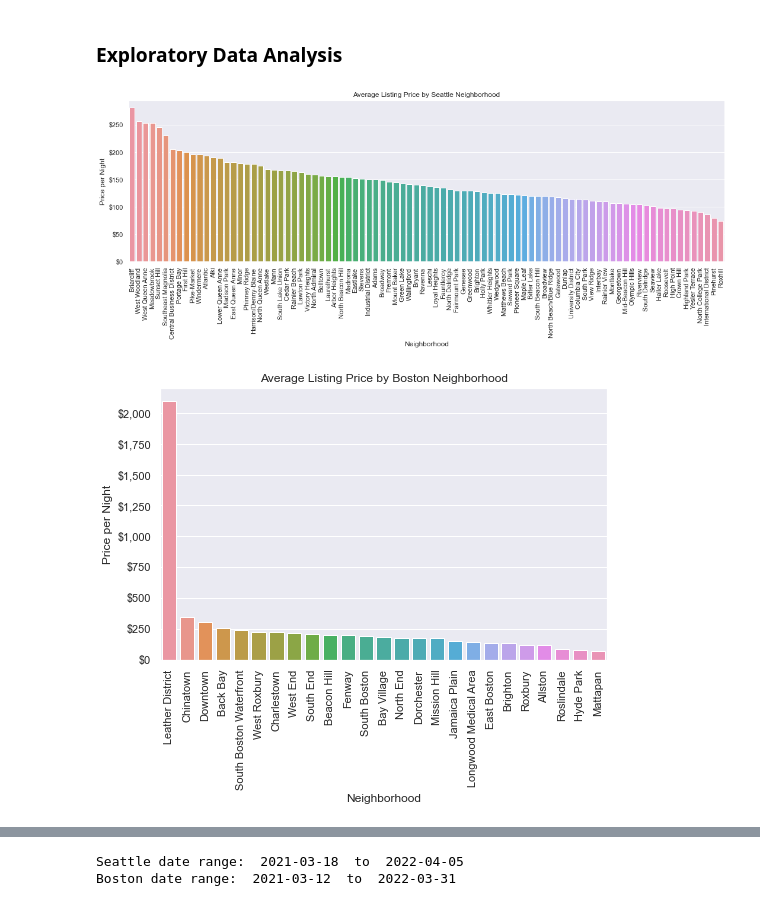
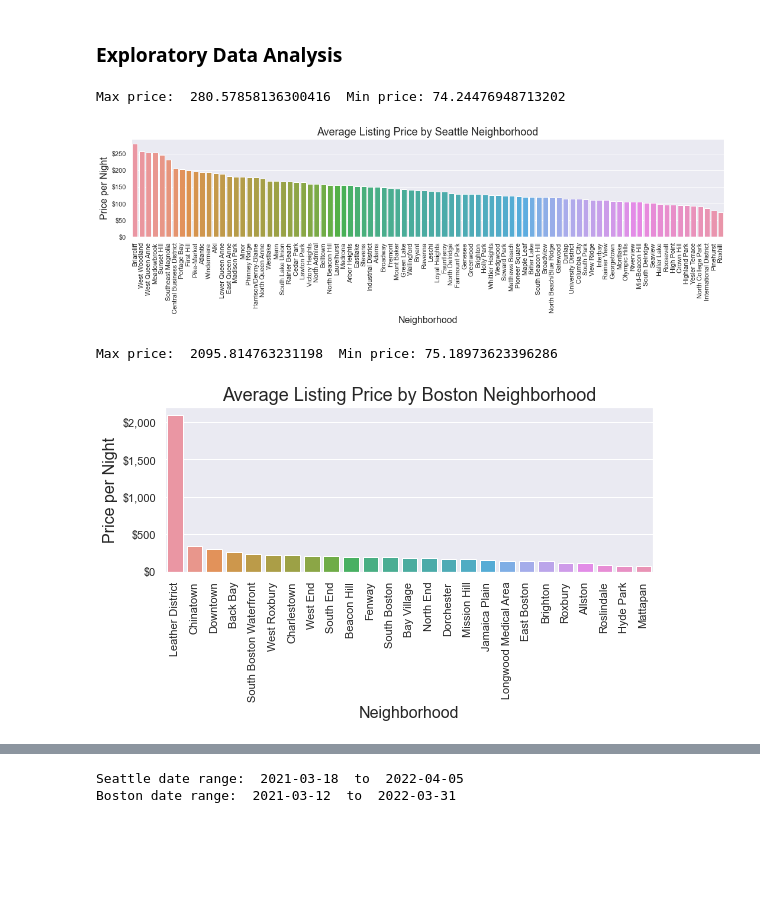
Before and after one commit to nikokydes/Udacity_DS_Proj1, a Jupyter notebook: Project1.ipynb, the cells around one changed output, grey strips where cells are left out. Cells and saved outputs as stored; diff of their text form; code cells hidden in the pictures; blank space fills up the shorter version.

```diff
--- a/Project1.ipynb
+++ b/Project1.ipynb
@@ -181,26 +181,32 @@ df_list.price = df_list.price.str.replace('[^\d\.]','', regex=True).astype('floa
 ### Exploratory Data Analysis
 # %%
 # Plot mean price by neighborhood for Seattle
-fig, ax = plt.subplots(1, 1, figsize=(18,5))
+fig, ax = plt.subplots(1, 1, figsize=(15,5))
 
 tmp = df_cal[df_cal.city == 'Seattle'].reset_index() \
        .groupby(['neighbourhood_cleansed']) \
        .price.mean() \
        .sort_values(ascending=False) \
        .to_frame(name='price') \
        .reset_index()
 
 _ = sns.barplot(x='neighbourhood_cleansed', y='price', data=tmp, ax=ax)
-_ = plt.title("Average Listing Price by Seattle Neighborhood")
-_ = plt.xlabel("Neighborhood")
-_ = plt.ylabel("Price per Night")
+_ = plt.title("Average Listing Price by Seattle Neighborhood", fontsize=18)
+_ = plt.xlabel("Neighborhood", fontsize=16)
+_ = plt.ylabel("Price per Night", fontsize=16)
 _ = plt.xticks(rotation='vertical')
 
 fmt = '${x:,.0f}'
 tick = mtick.StrMethodFormatter(fmt)
 ax.yaxis.set_major_formatter(tick)
+
+_ = plt.tight_layout()
+_ = plt.savefig('Avg Price by Neighborhood - Seattle.jpg', dpi=100, bbox_inches='tight')
+
+print('Max price: ',tmp.price.max(),' Min price:',tmp.price.min())
 # %% [output]
+Max price:  280.57858136300416  Min price: 74.24476948713202
-[figure, old version]
+[figure, new version]
 # %%
 # Plot mean price by neighborhood for Boston
 fig, ax = plt.subplots(1, 1, figsize=(8,5))
@@ -213,13 +219,19 @@ tmp = df_cal[df_cal.city == 'Boston'].reset_index() \
        .reset_index()
 
 _ = sns.barplot(x='neighbourhood_cleansed', y='price', data=tmp, ax=ax)
-_ = plt.title("Average Listing Price by Boston Neighborhood")
-_ = plt.xlabel("Neighborhood")
-_ = plt.ylabel("Price per Night")
+_ = plt.title("Average Listing Price by Boston Neighborhood", fontsize=18)
+_ = plt.xlabel("Neighborhood", fontsize=16)
+_ = plt.ylabel("Price per Night", fontsize=16)
 _ = plt.xticks(rotation='vertical')
 
 fmt = '${x:,.0f}'
 tick = mtick.StrMethodFormatter(fmt)
 ax.yaxis.set_major_formatter(tick)
+
+_ = plt.tight_layout()
+_ = plt.savefig('Avg Price by Neighborhood - Boston.jpg', dpi=100, bbox_inches='tight')
+
+print('Max price: ',tmp.price.max(),' Min price:',tmp.price.min())
 # %% [output]
+Max price:  2095.814763231198  Min price: 75.18973623396286
-[figure, old version]
+[figure, new version]
```
Also changed, not shown: parts of 15 cells of this notebook, 1 other file.
